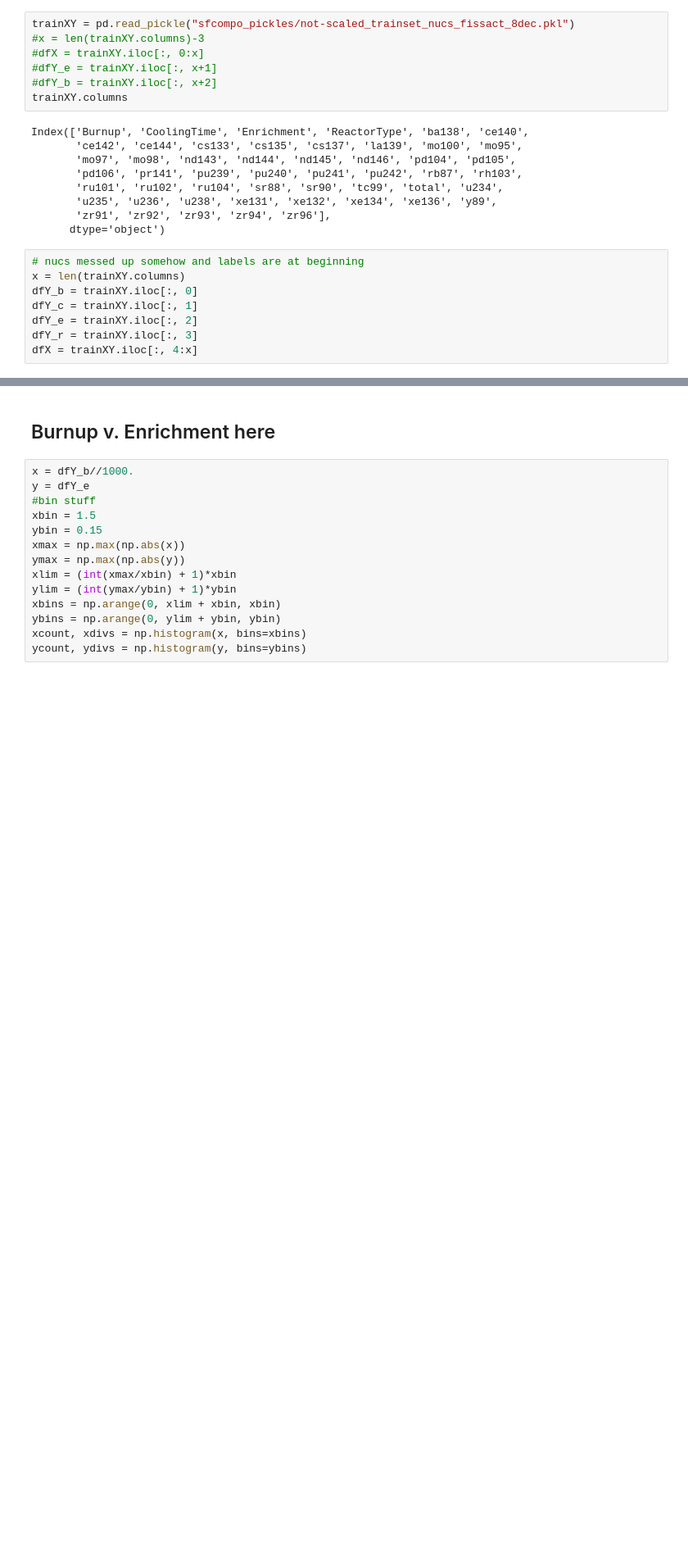
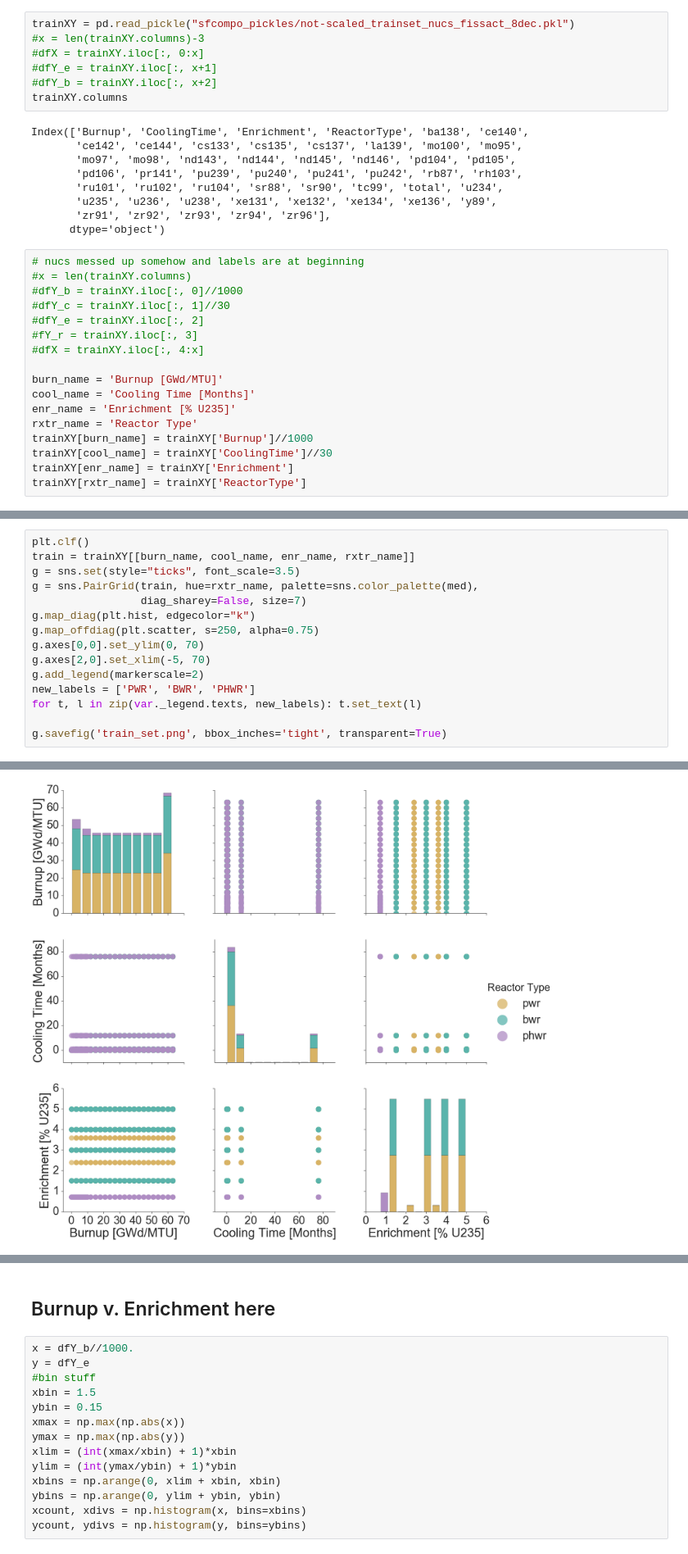
Before and after one commit to gonuke/learn-me-fuel, a Jupyter notebook: sfc_train_pred_viz.ipynb, the cells around one changed output, grey strips where cells are left out. Shown at 82% size. Saved outputs shown, nothing was run; the diff lists cells and outputs as text; blank space fills up the shorter version.

```diff
--- a/sfc_train_pred_viz.ipynb
+++ b/sfc_train_pred_viz.ipynb
@@ -100,9 +144,18 @@ Index(['Burnup', 'CoolingTime', 'Enrichment', 'ReactorType', 'ba138', 'ce140',
       dtype='object')
 # %%
 # nucs messed up somehow and labels are at beginning
-x = len(trainXY.columns)
-dfY_b = trainXY.iloc[:, 0]
-dfY_c = trainXY.iloc[:, 1]
-dfY_e = trainXY.iloc[:, 2]
-dfY_r = trainXY.iloc[:, 3]
-dfX = trainXY.iloc[:, 4:x]
+#x = len(trainXY.columns)
+#dfY_b = trainXY.iloc[:, 0]//1000
+#dfY_c = trainXY.iloc[:, 1]//30
+#dfY_e = trainXY.iloc[:, 2]
+#fY_r = trainXY.iloc[:, 3]
+#dfX = trainXY.iloc[:, 4:x]
+
+burn_name = 'Burnup [GWd/MTU]'
+cool_name = 'Cooling Time [Months]'
+enr_name = 'Enrichment [% U235]'
+rxtr_name = 'Reactor Type'
+trainXY[burn_name] = trainXY['Burnup']//1000
+trainXY[cool_name] = trainXY['CoolingTime']//30
+trainXY[enr_name] = trainXY['Enrichment']
+trainXY[rxtr_name] = trainXY['ReactorType']
@@ -108,0 +164,16 @@ dfX = trainXY.iloc[:, 4:x]
+# %%
+plt.clf()
+train = trainXY[[burn_name, cool_name, enr_name, rxtr_name]]
+g = sns.set(style="ticks", font_scale=3.5)
+g = sns.PairGrid(train, hue=rxtr_name, palette=sns.color_palette(med),
+                 diag_sharey=False, size=7)
+g.map_diag(plt.hist, edgecolor="k")
+g.map_offdiag(plt.scatter, s=250, alpha=0.75)
+g.axes[0,0].set_ylim(0, 70)
+g.axes[2,0].set_xlim(-5, 70)
+g.add_legend(markerscale=2)
+new_labels = ['PWR', 'BWR', 'PHWR']
+for t, l in zip(var._legend.texts, new_labels): t.set_text(l)
+
+g.savefig('train_set.png', bbox_inches='tight', transparent=True)
+# %% [output]
@@ -108,0 +181 @@ dfX = trainXY.iloc[:, 4:x]
+[figure, added]
```
Also changed, not shown: parts of 14 cells of this notebook, 17 other files.
